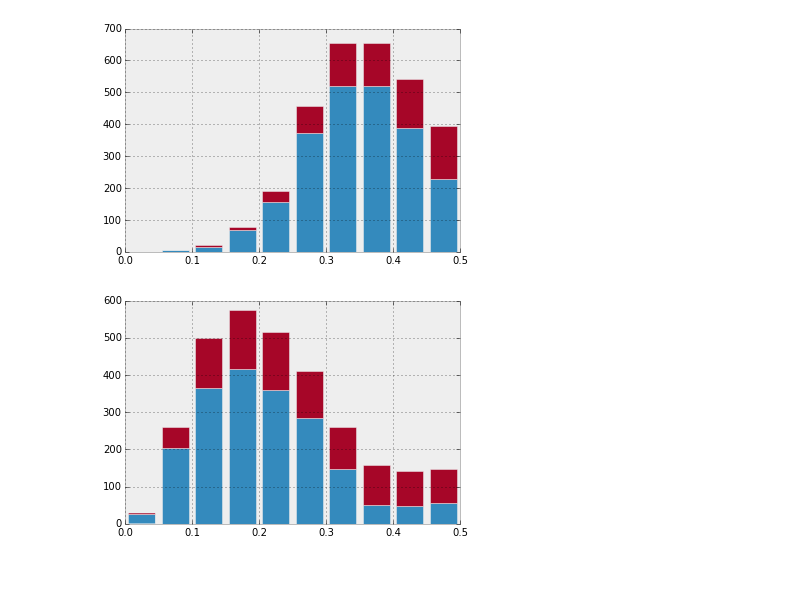
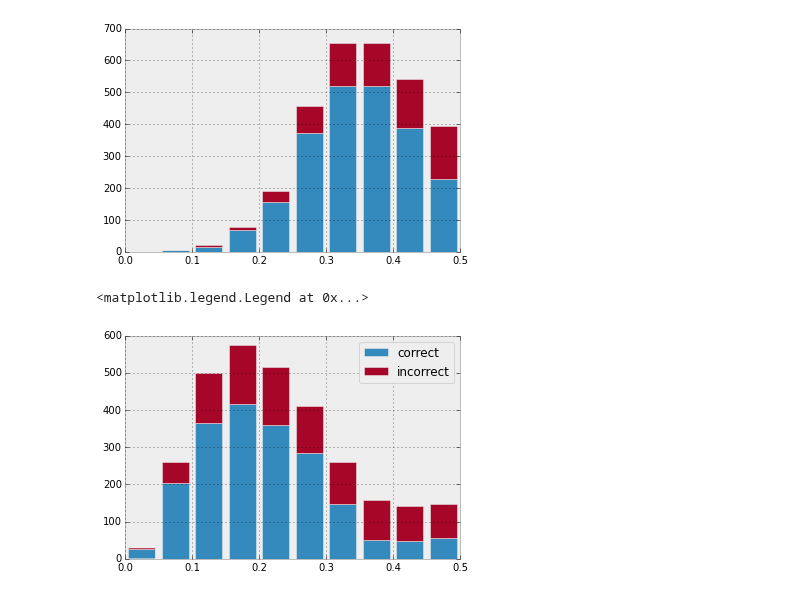
Before and after one commit to mramire8/notebooks, a Jupyter notebook: sr_analysis.ipynb, the cells around one changed output. Drawn from its saved outputs; the diff is of its cells as text; code cells hidden in the pictures.

```diff
--- a/sr_analysis.ipynb
+++ b/sr_analysis.ipynb
@@ -156,5 +156,7 @@ counts = plt.hist([unc_stu_rnd[correct_st_rnd],unc_stu_rnd[-correct_st_rnd]],  b
 # %%
 counts = plt.hist([unc_stu_sr[correct_st_sr],unc_stu_sr[-correct_st_sr]],  bins=np.arange(0,.501,.05), stacked=True,
              label=['correct','incorrect'])
+plt.legend(loc='best')
 # %% [output]
+<matplotlib.legend.Legend at 0x...>
-[figure, old version]
+[figure, new version]
```
Also changed, not shown: parts of 7 cells of this notebook, 3 other files.
